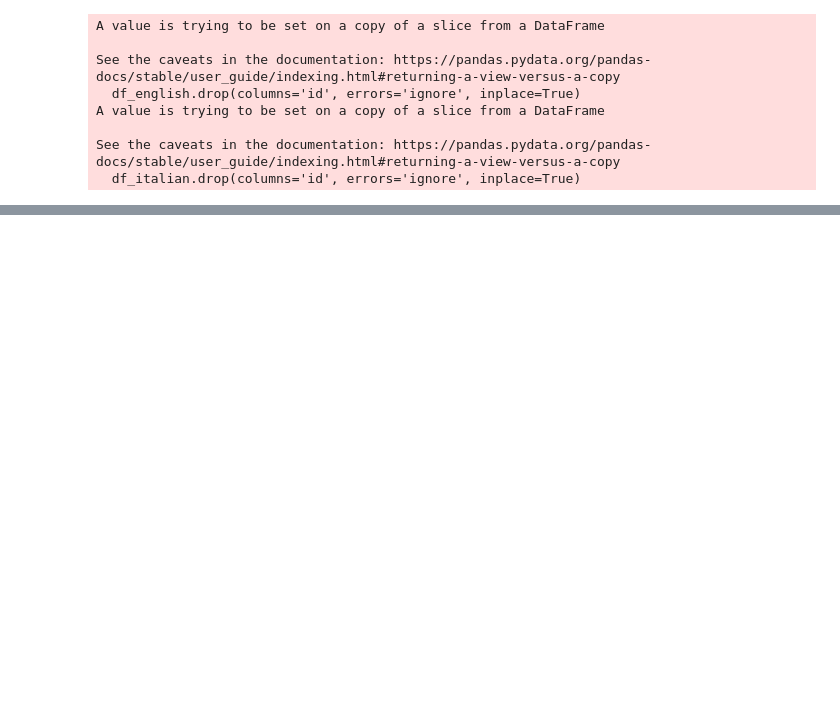
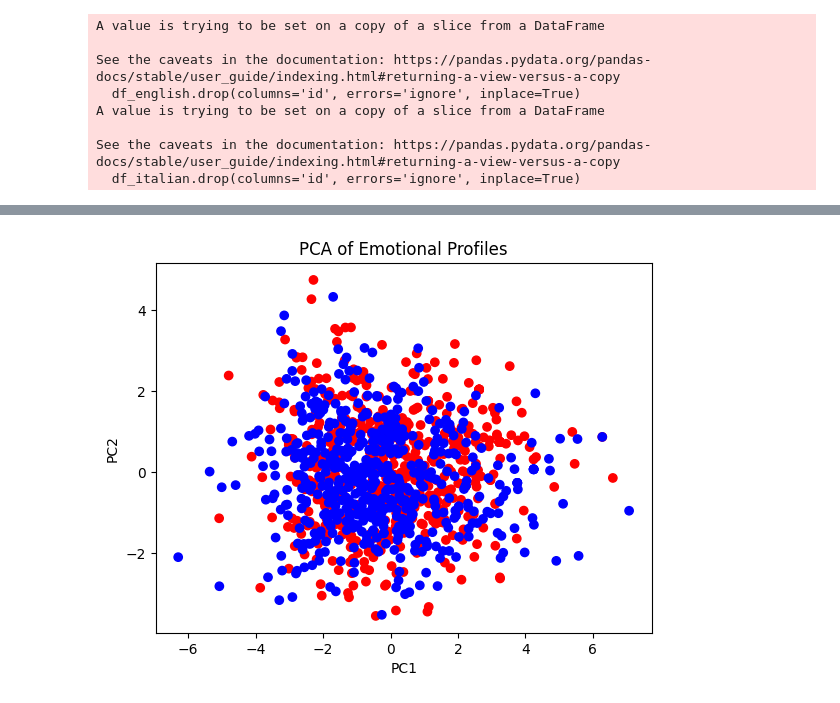
Before and after one commit to tercasaskova311/Comparing-Emotional-Scores-of-Mistral-LLM-Responses-via-EmoAtlas, a Jupyter notebook: Comparative_analysis_emotion_scores.ipynb, the cells around one changed output, grey strips where cells are left out. Cells and saved outputs as stored; diff of their text form; code cells hidden in the pictures; blank space fills up the shorter version.

```diff
--- a/Comparative_analysis_emotion_scores.ipynb
+++ b/Comparative_analysis_emotion_scores.ipynb
@@ -152,0 +229,15 @@ plt.show()
+# %%
+from sklearn.decomposition import PCA
+import matplotlib.pyplot as plt
+
+combined = pd.concat([df_italian.assign(language='Italian'), df_english.assign(language='English')])
+pca = PCA(n_components=2)
+components = pca.fit_transform(combined.drop(columns='language'))
+
+plt.scatter(components[:, 0], components[:, 1], c=combined['language'].map({'Italian': 'red', 'English': 'blue'}))
+plt.title('PCA of Emotional Profiles')
+plt.xlabel('PC1')
+plt.ylabel('PC2')
+plt.show()
+# %% [output]
+[figure, added]
```
Also changed, not shown: parts of 18 cells of this notebook, 2 other files.
